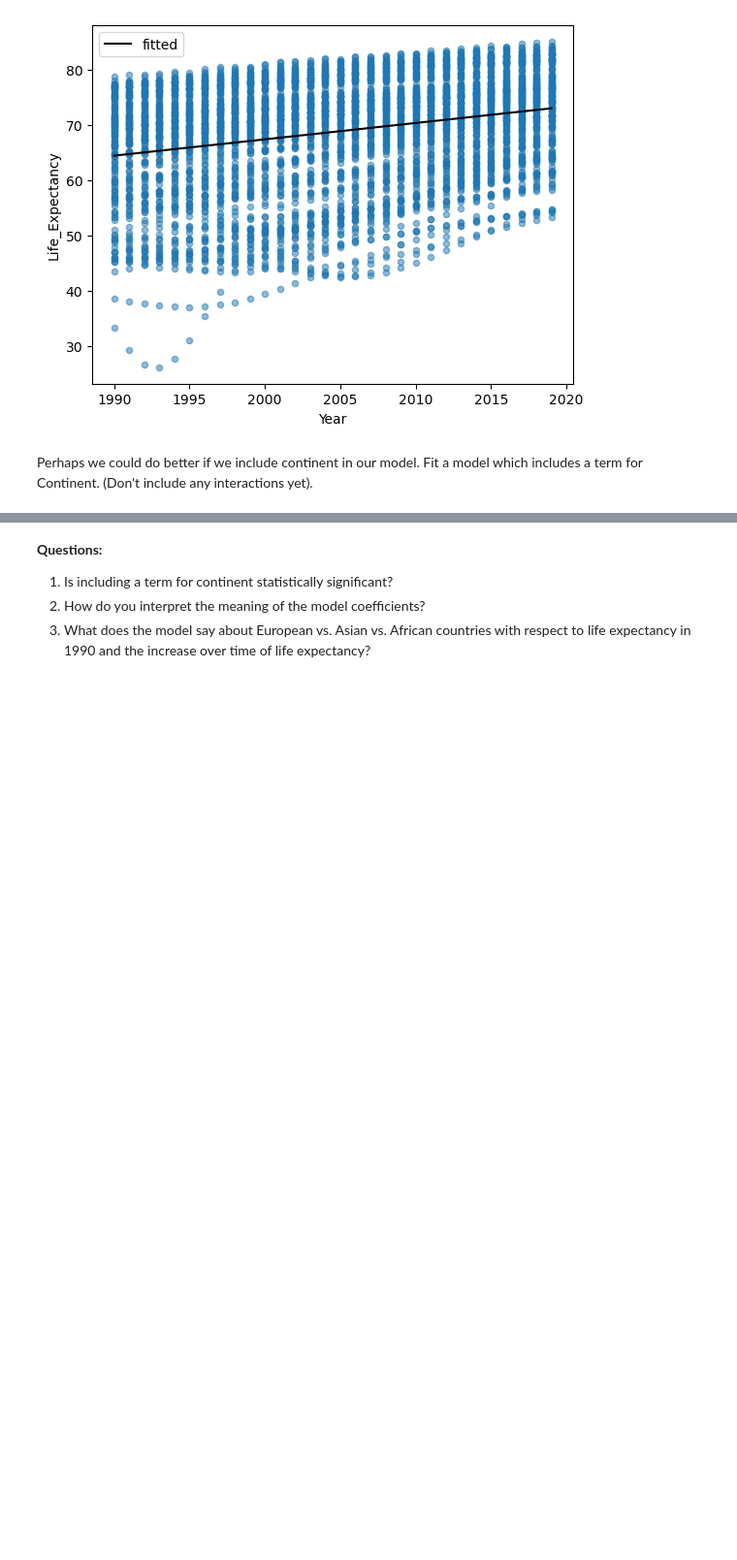
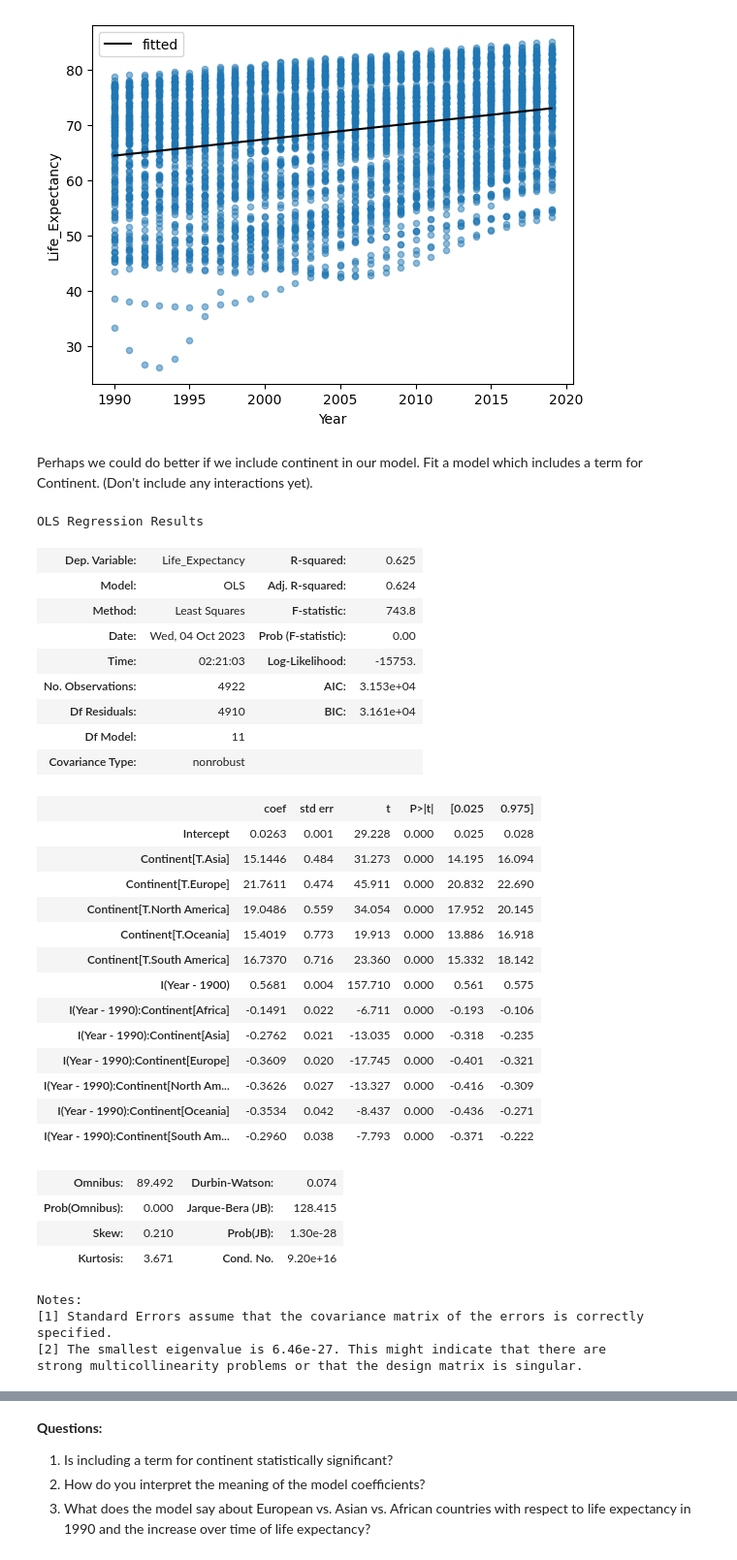
Before and after one commit to nss-data-science-cohort-7/linear-regression-practice-MultidisciplinaryDeepDives, a Jupyter notebook: notebooks/StatisticalModeling_Pt1_LinearRegression.ipynb, the cells around one changed output, grey strips where cells are left out. Shown at 97% size. Drawn from its saved outputs; the diff is of its cells as text; code cells hidden in the pictures; blank space fills up the shorter version.

```diff
--- a/notebooks/StatisticalModeling_Pt1_LinearRegression.ipynb
+++ b/notebooks/StatisticalModeling_Pt1_LinearRegression.ipynb
@@ -239,5 +239,38 @@ fit_df.plot(x = 'Year', y = 'fitted', ax = ax, color = 'black', label = 'fitted'
 # %% [markdown]
 Perhaps we could do better if we include continent in our model. Fit a model which includes a term for Continent. (Don't include any interactions yet).
 # %%
-lm_continent = # Fill this in
+lm_continent = smf.ols('Life_Expectancy ~ I(Year - 1900) + Continent + I(Year - 1990):Continent', data = gdp_le).fit()
 lm_continent.summary()
+# %% [output]
+OLS Regression Results
+| Dep. Variable: | Life_Expectancy | R-squared: | 0.625 |
+| Model: | OLS | Adj. R-squared: | 0.624 |
+| Method: | Least Squares | F-statistic: | 743.8 |
+| Date: | Wed, 04 Oct 2023 | Prob (F-statistic): | 0.00 |
+| Time: | 02:21:03 | Log-Likelihood: | -15753. |
+| No. Observations: | 4922 | AIC: | 3.153e+04 |
+| Df Residuals: | 4910 | BIC: | 3.161e+04 |
+| Df Model: | 11 |  |  |
+| Covariance Type: | nonrobust |  |  |
+|  | coef | std err | t | P>|t| | [0.025 | 0.975] |
+| Intercept | 0.0263 | 0.001 | 29.228 | 0.000 | 0.025 | 0.028 |
+| Continent[T.Asia] | 15.1446 | 0.484 | 31.273 | 0.000 | 14.195 | 16.094 |
+| Continent[T.Europe] | 21.7611 | 0.474 | 45.911 | 0.000 | 20.832 | 22.690 |
+| Continent[T.North America] | 19.0486 | 0.559 | 34.054 | 0.000 | 17.952 | 20.145 |
+| Continent[T.Oceania] | 15.4019 | 0.773 | 19.913 | 0.000 | 13.886 | 16.918 |
+| Continent[T.South America] | 16.7370 | 0.716 | 23.360 | 0.000 | 15.332 | 18.142 |
+| I(Year - 1900) | 0.5681 | 0.004 | 157.710 | 0.000 | 0.561 | 0.575 |
+| I(Year - 1990):Continent[Africa] | -0.1491 | 0.022 | -6.711 | 0.000 | -0.193 | -0.106 |
+| I(Year - 1990):Continent[Asia] | -0.2762 | 0.021 | -13.035 | 0.000 | -0.318 | -0.235 |
+| I(Year - 1990):Continent[Europe] | -0.3609 | 0.020 | -17.745 | 0.000 | -0.401 | -0.321 |
+| I(Year - 1990):Continent[North Am... | -0.3626 | 0.027 | -13.327 | 0.000 | -0.416 | -0.309 |
+| I(Year - 1990):Continent[Oceania] | -0.3534 | 0.042 | -8.437 | 0.000 | -0.436 | -0.271 |
+| I(Year - 1990):Continent[South Am... | -0.2960 | 0.038 | -7.793 | 0.000 | -0.371 | -0.222 |
+| Omnibus: | 89.492 | Durbin-Watson: | 0.074 |
+| Prob(Omnibus): | 0.000 | Jarque-Bera (JB): | 128.415 |
+| Skew: | 0.210 | Prob(JB): | 1.30e-28 |
+| Kurtosis: | 3.671 | Cond. No. | 9.20e+16 |
+Notes:
+[1] Standard Errors assume that the covariance matrix of the errors is correctly specified.
+[2] The smallest eigenvalue is 6.46e-27. This might indicate that there are
+strong multicollinearity problems or that the design matrix is singular.
```
Also changed, not shown: parts of 19 cells of this notebook.
